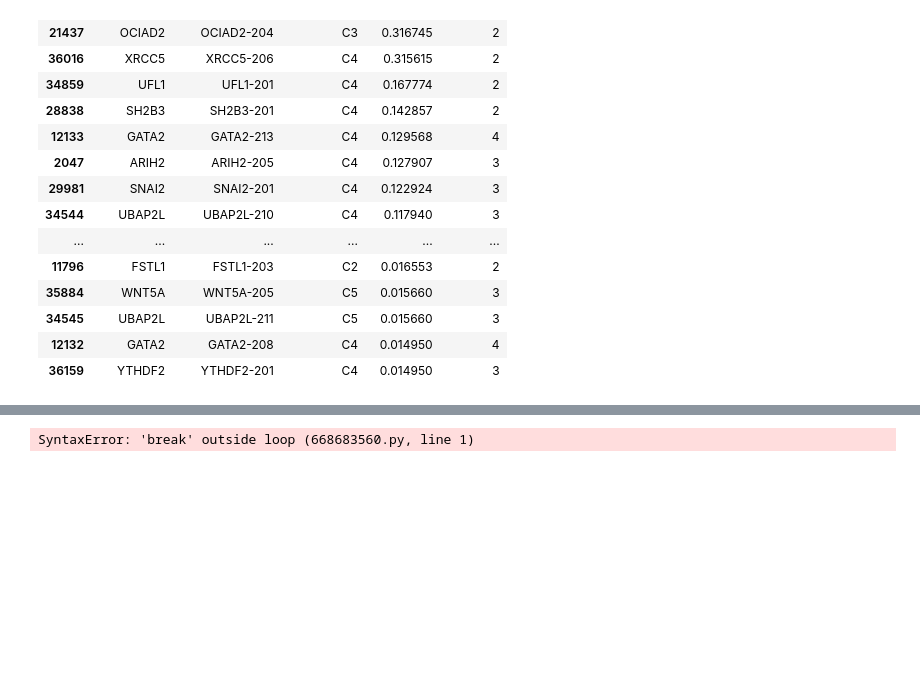
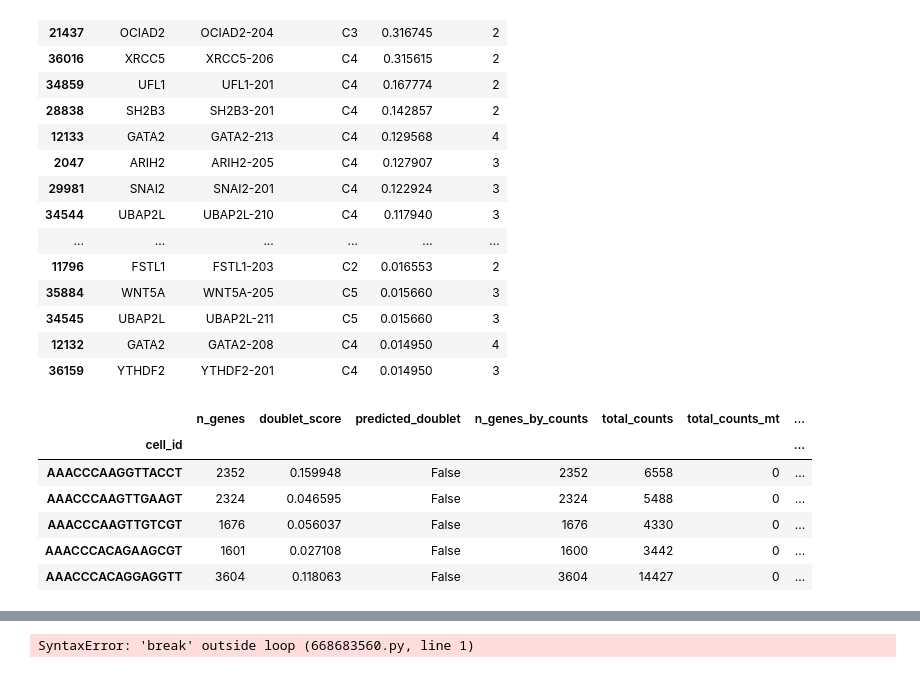
Before and after one commit to CooperStansbury/ONT-single-cell, a Jupyter notebook: notebooks/FIGURE_5_DEG.ipynb, the cells around one changed output, grey strips where cells are left out. Saved outputs shown, nothing was run; the diff lists cells and outputs as text; code cells hidden in the pictures; blank space fills up the shorter version.

```diff
--- a/notebooks/FIGURE_5_DEG.ipynb
+++ b/notebooks/FIGURE_5_DEG.ipynb
@@ -893,3 +893,13 @@ rank_df.shape=(126, 5)
 | 34545 | UBAP2L | UBAP2L-211 | C5 | 0.015660 | 3 |
 | 12132 | GATA2 | GATA2-208 | C4 | 0.014950 | 4 |
 | 36159 | YTHDF2 | YTHDF2-201 | C4 | 0.014950 | 3 |
+# %%
+adata.obs.head()
+# %% [output]
+|  | n_genes | doublet_score | predicted_doublet | n_genes_by_counts | total_counts | total_counts_mt | ... |
+| cell_id |  |  |  |  |  |  | ... |
+| AAACCCAAGGTTACCT | 2352 | 0.159948 | False | 2352 | 6558 | 0 | ... |
+| AAACCCAAGTTGAAGT | 2324 | 0.046595 | False | 2324 | 5488 | 0 | ... |
+| AAACCCAAGTTGTCGT | 1676 | 0.056037 | False | 1676 | 4330 | 0 | ... |
+| AAACCCACAGAAGCGT | 1601 | 0.027108 | False | 1600 | 3442 | 0 | ... |
+| AAACCCACAGGAGGTT | 3604 | 0.118063 | False | 3604 | 14427 | 0 | ... |
```
Also changed, not shown: parts of 7 cells of this notebook, 2 other files.
